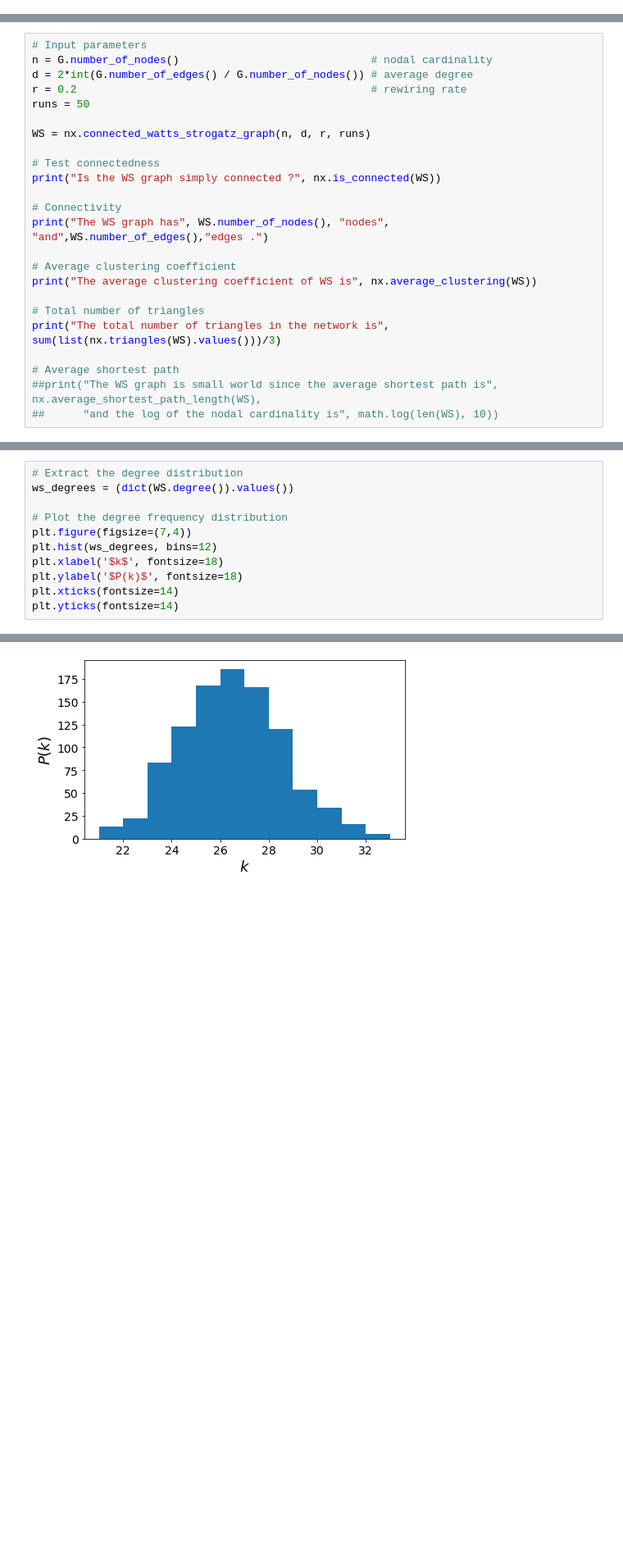
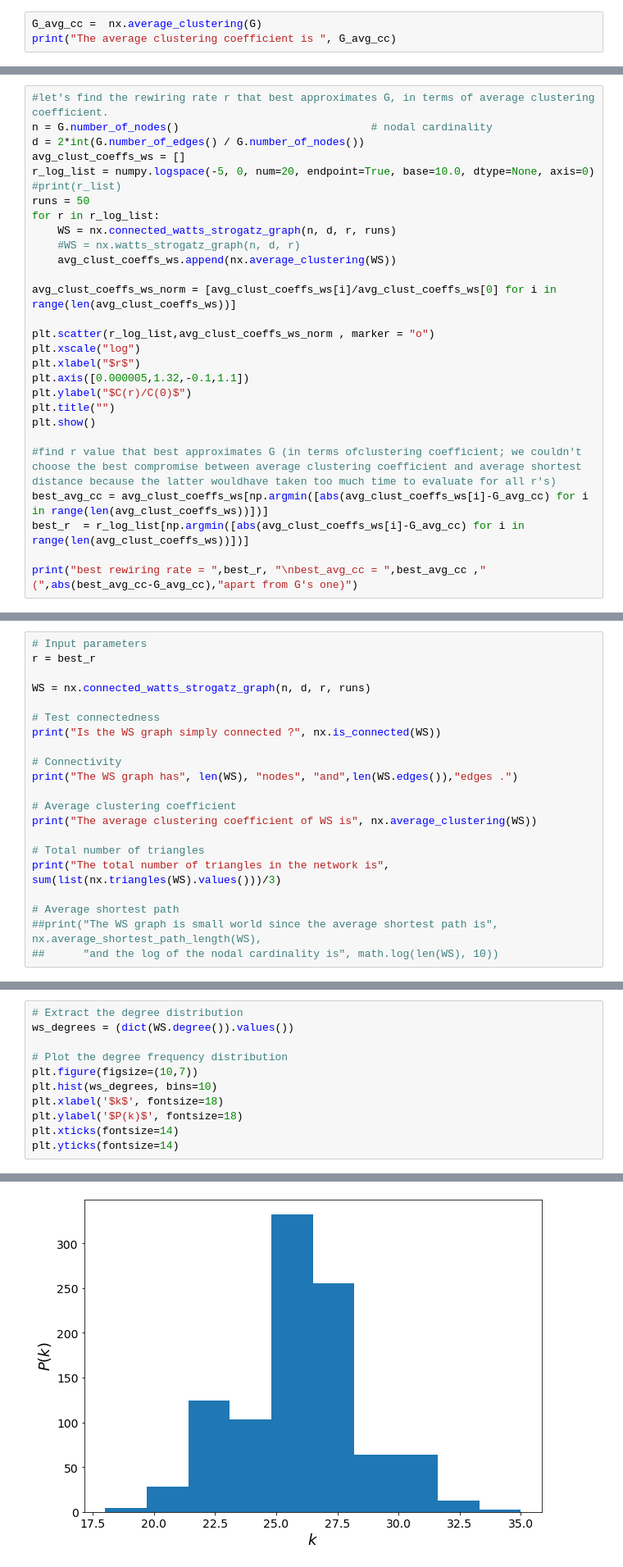
Before and after one commit to pitmonticone/SocialMediaEgoGraphAnalysis, a Jupyter notebook: Analysis/Facebook2.ipynb, the cells around one changed output, grey strips where cells are left out. Shown at 82% size. Drawn from its saved outputs; the diff is of its cells as text; blank space fills up the shorter version.

```diff
--- a/Analysis/Facebook2.ipynb
+++ b/Analysis/Facebook2.ipynb
@@ -402,0 +400,3 @@ The average clustering coefficient is  0.33508562973936173
+# %%
+G_avg_cc =  nx.average_clustering(G)
+print("The average clustering coefficient is ", G_avg_cc)
@@ -522,3 +523,31 @@ Kolmogorov-Smirnov distance =  0.22147448910574385
 #### G vs. WS
 Watts stogatz netowrk combines small world (short average shortest path) with high clustering coefficient. This model starts from a reticule where each node is connected to its $d$ nearest neighbors,. and then with probability $r = 0.2$ each link is detached from one end and reformed with another random node.
 Let's compare G with random **Watts-Strogatz** graph with the same average connectivity and number of nodes.<br>
+# %%
+#let's find the rewiring rate r that best approximates G, in terms of average clustering coefficient.
+n = G.number_of_nodes()                              # nodal cardinality
+d = 2*int(G.number_of_edges() / G.number_of_nodes())
+avg_clust_coeffs_ws = []
+r_log_list = numpy.logspace(-5, 0, num=20, endpoint=True, base=10.0, dtype=None, axis=0)
+#print(r_list)
+runs = 50
+for r in r_log_list:
+    WS = nx.connected_watts_strogatz_graph(n, d, r, runs)
+    #WS = nx.watts_strogatz_graph(n, d, r)
+    avg_clust_coeffs_ws.append(nx.average_clustering(WS))
+
+avg_clust_coeffs_ws_norm = [avg_clust_coeffs_ws[i]/avg_clust_coeffs_ws[0] for i in range(len(avg_clust_coeffs_ws))]
+
+plt.scatter(r_log_list,avg_clust_coeffs_ws_norm , marker = "o")
+plt.xscale("log")
+plt.xlabel("$r$")
+plt.axis([0.000005,1.32,-0.1,1.1])
+plt.ylabel("$C(r)/C(0)$")
+plt.title("")
+plt.show()
+
+#find r value that best approximates G (in terms ofclustering coefficient; we couldn't choose the best compromise between average clustering coefficient and average shortest distance because the latter wouldhave taken too much time to evaluate for all r's)
+best_avg_cc = avg_clust_coeffs_ws[np.argmin([abs(avg_clust_coeffs_ws[i]-G_avg_cc) for i in range(len(avg_clust_coeffs_ws))])]
+best_r  = r_log_list[np.argmin([abs(avg_clust_coeffs_ws[i]-G_avg_cc) for i in range(len(avg_clust_coeffs_ws))])]
+
+print("best rewiring rate = ",best_r, "\nbest_avg_cc = ",best_avg_cc ,"(",abs(best_avg_cc-G_avg_cc),"apart from G's one)")
@@ -525,9 +558,6 @@ Let's compare G with random **Watts-Strogatz** graph with the same average conne
 # %%
 # Input parameters
-n = G.number_of_nodes()                              # nodal cardinality
-d = 2*int(G.number_of_edges() / G.number_of_nodes()) # average degree
-r = 0.2                                              # rewiring rate
-runs = 50
+r = best_r
 
 WS = nx.connected_watts_strogatz_graph(n, d, r, runs)
 
@@ -535,7 +565,7 @@ WS = nx.connected_watts_strogatz_graph(n, d, r, runs)
 print("Is the WS graph simply connected ?", nx.is_connected(WS))
 
 # Connectivity
-print("The WS graph has", WS.number_of_nodes(), "nodes", "and",WS.number_of_edges(),"edges .")
+print("The WS graph has", len(WS), "nodes", "and",len(WS.edges()),"edges .")
 
 # Average clustering coefficient
 print("The average clustering coefficient of WS is", nx.average_clustering(WS))
@@ -556,8 +586,8 @@ The total number of triangles in the network is 39691.0
 ws_degrees = (dict(WS.degree()).values())
 
 # Plot the degree frequency distribution
-plt.figure(figsize=(7,4))
-plt.hist(ws_degrees, bins=12)
+plt.figure(figsize=(10,7))
+plt.hist(ws_degrees, bins=10)
 plt.xlabel('$k$', fontsize=18)
 plt.ylabel('$P(k)$', fontsize=18)
 plt.xticks(fontsize=14)
@@ -568 +598 @@ plt.yticks(fontsize=14)
-[figure, old version]
+[figure, new version]
```
Also changed, not shown: parts of 70 cells of this notebook, 54 other files.
